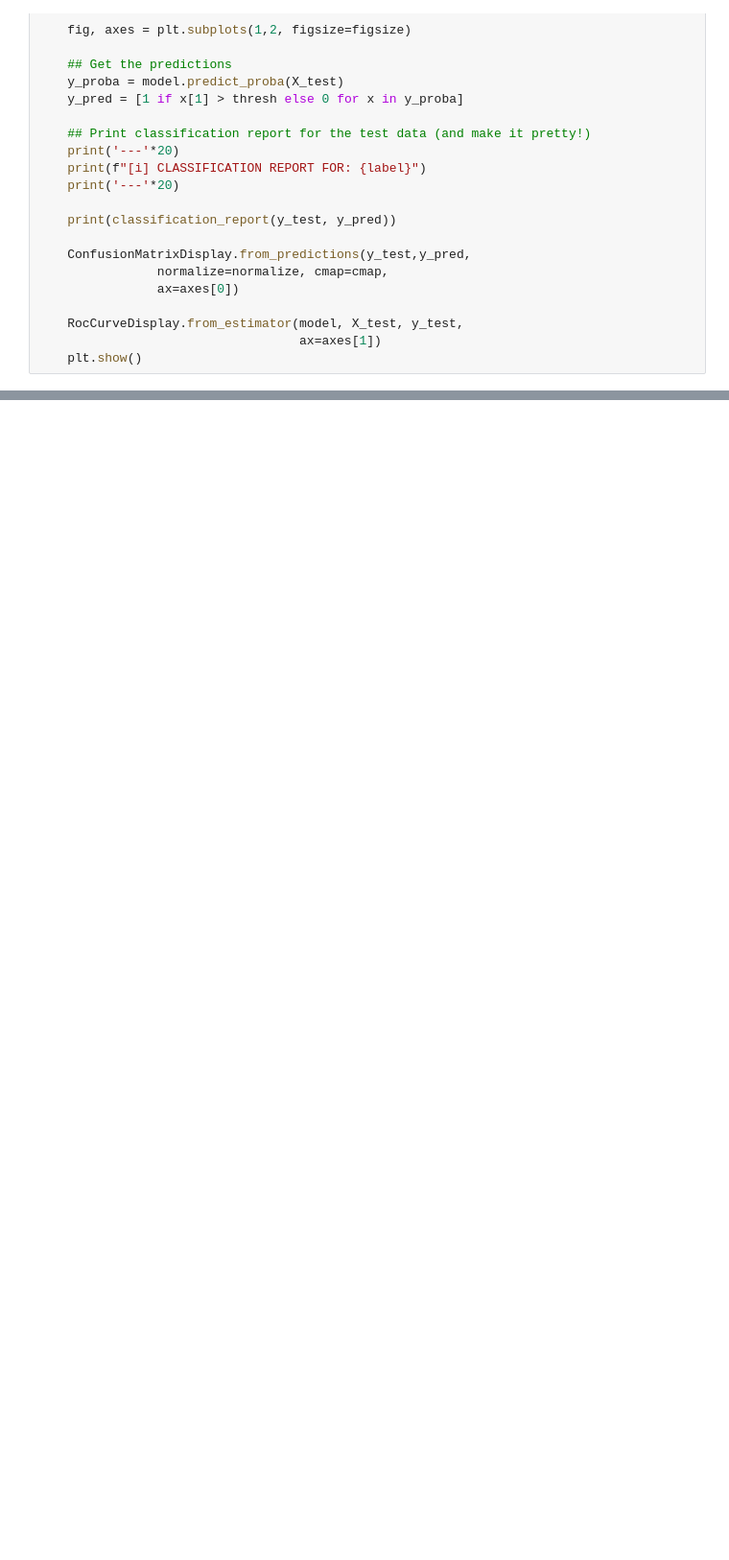
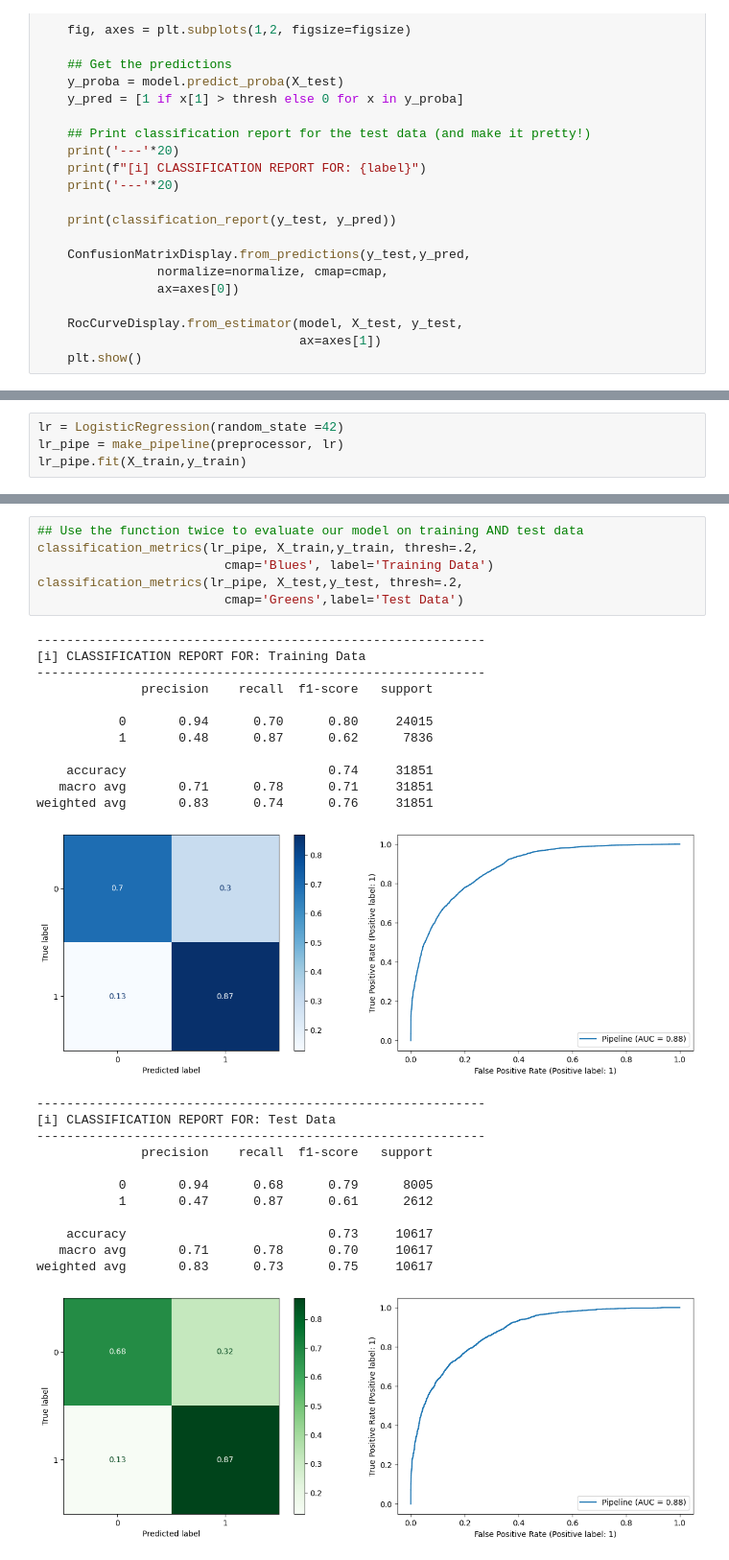
Before and after one commit to davegbade/Project-2-Machine-Learning, a Jupyter notebook: Project_2_.ipynb, the cells around one changed output, grey strips where cells are left out. Shown at 96% size. Drawn from its saved outputs; the diff is of its cells as text; blank space fills up the shorter version.

```diff
--- a/Project_2_.ipynb
+++ b/Project_2_.ipynb
@@ -579,0 +793,4 @@ knn_pipe.get_params()
+# %%
+lr = LogisticRegression(random_state =42)
+lr_pipe = make_pipeline(preprocessor, lr)
+lr_pipe.fit(X_train,y_train)
@@ -579,0 +849,31 @@ knn_pipe.get_params()
+# %%
+## Use the function twice to evaluate our model on training AND test data
+classification_metrics(lr_pipe, X_train,y_train, thresh=.2,
+                         cmap='Blues', label='Training Data')
+classification_metrics(lr_pipe, X_test,y_test, thresh=.2,
+                         cmap='Greens',label='Test Data')
+# %% [output]
+------------------------------------------------------------
+[i] CLASSIFICATION REPORT FOR: Training Data
+------------------------------------------------------------
+              precision    recall  f1-score   support
+
+           0       0.94      0.70      0.80     24015
+           1       0.48      0.87      0.62      7836
+
+    accuracy                           0.74     31851
+   macro avg       0.71      0.78      0.71     31851
+weighted avg       0.83      0.74      0.76     31851
+[figure, added]
+------------------------------------------------------------
+[i] CLASSIFICATION REPORT FOR: Test Data
+------------------------------------------------------------
+              precision    recall  f1-score   support
+
+           0       0.94      0.68      0.79      8005
+           1       0.47      0.87      0.61      2612
+
+    accuracy                           0.73     10617
+   macro avg       0.71      0.78      0.70     10617
+weighted avg       0.83      0.73      0.75     10617
+[figure, added]
```
Also changed, not shown: parts of 34 cells of this notebook.
